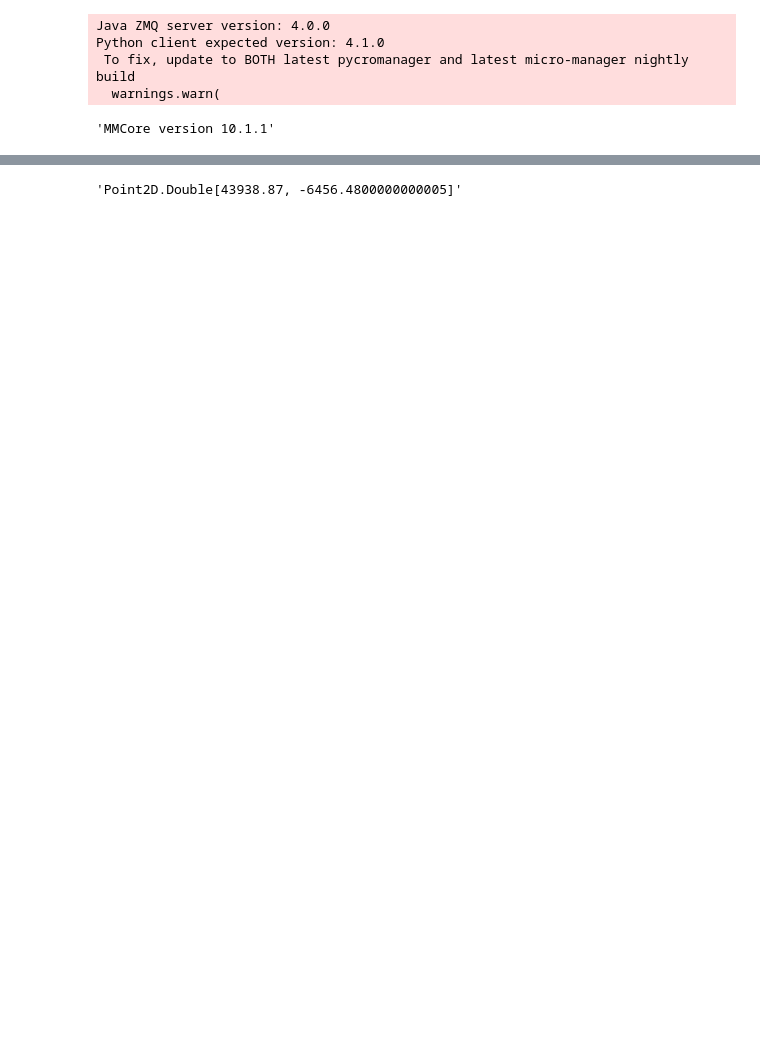
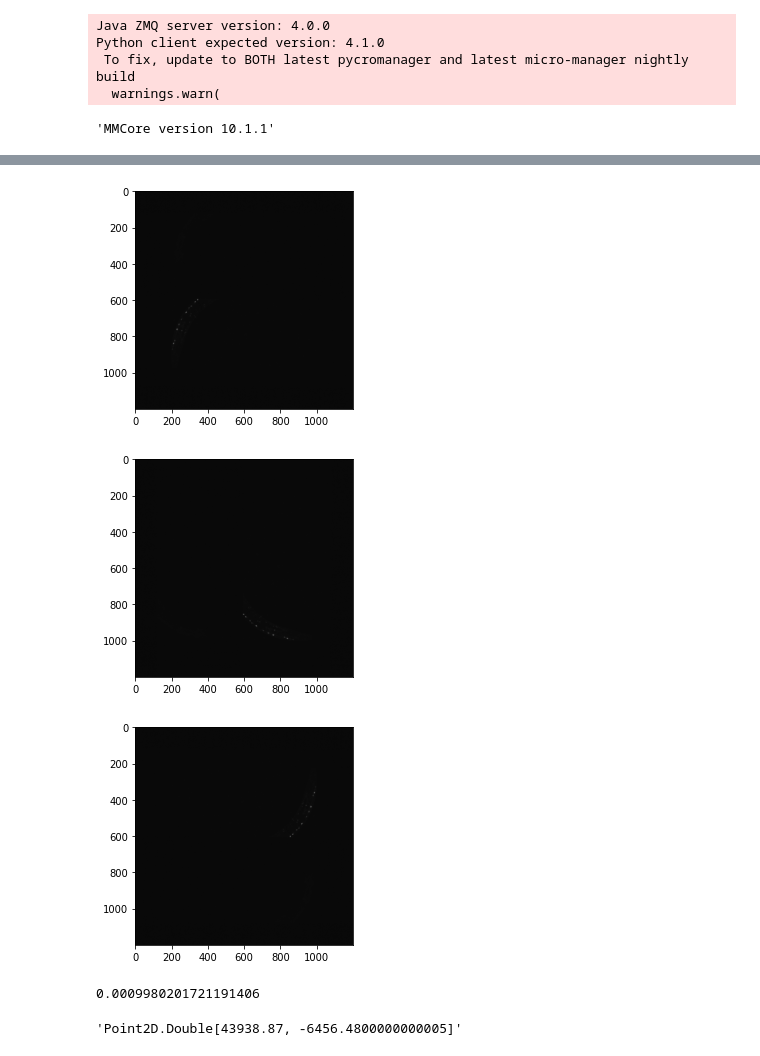
Before and after one commit to qazx8855/C.elegans_tracker, a Jupyter notebook: Untitled.ipynb, the cells around one changed output, grey strips where cells are left out. Cells and saved outputs as stored; diff of their text form; code cells hidden in the pictures; blank space fills up the shorter version.

```diff
--- a/Untitled.ipynb
+++ b/Untitled.ipynb
@@ -91 +95,17 @@ with Bridge() as bridge:
 [figure]
+# %%
+pixels_90 = np.rot90(pixels, 1)
+plt.imshow(pixels_90, cmap='gray')
+plt.show()
+
+pixels_180 = np.rot90(pixels, 2)
+plt.imshow(pixels_180, cmap='gray')
+plt.show()
+
+pixels_270 = np.rot90(pixels, 3)
+plt.imshow(pixels_270, cmap='gray')
+plt.show()
+# %% [output]
+[figure, added]
+[figure, added]
+[figure, added]
@@ -92,3 +116,13 @@ with Bridge() as bridge:
+# %%
+start = time.time()
+for i in range(100):
+
+    pixels_1 = np.rot90(pixels, 2)
+
+end =  time.time()
+end - start
+# %% [output]
+0.0009980201721191406
 # %%
 stage = core.get_xy_stage_device()
 core.set_xy_position(stage,49630.130000000005, -3504.66)
```
Also changed, not shown: parts of 4 cells of this notebook, 2 other files.
